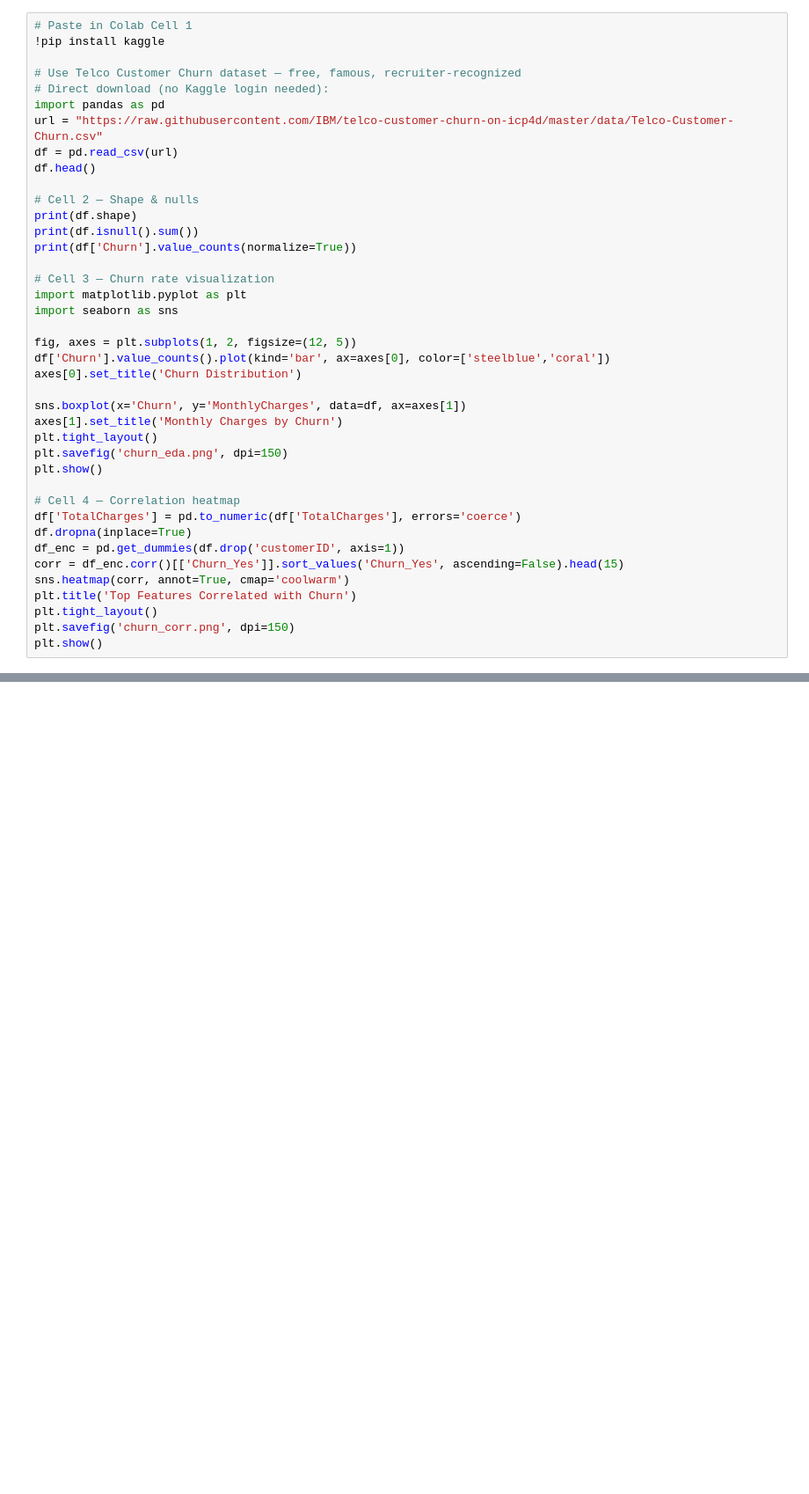
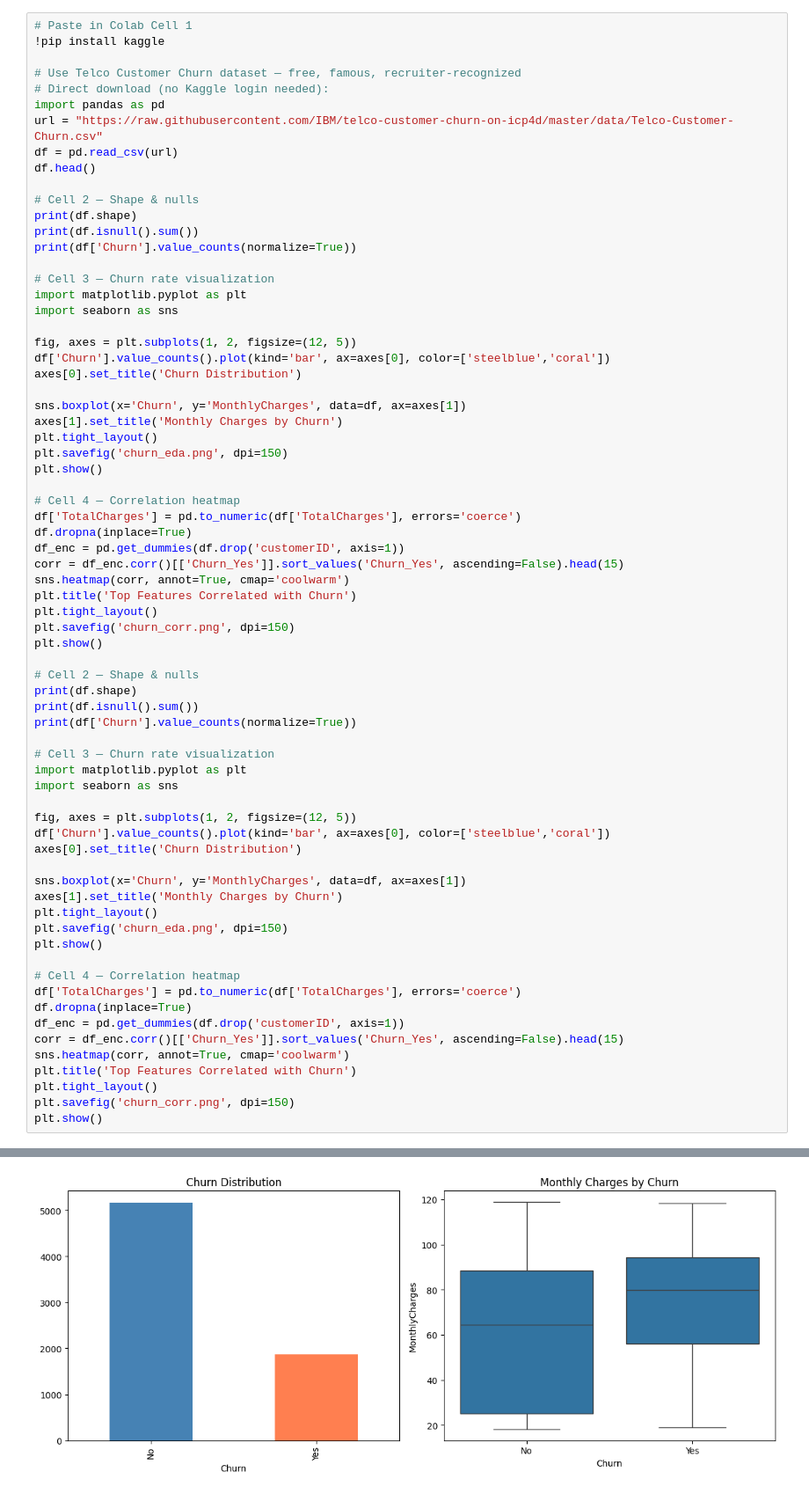
Before and after one commit to Hasib23030/customer-churn-analysis, a Jupyter notebook: WA_Fn_UseC__Telco_Customer_Churn.ipynb, the cells around one changed output, grey strips where cells are left out. Shown at 88% size. Saved outputs shown, nothing was run; the diff lists cells and outputs as text; blank space fills up the shorter version.

```diff
--- a/WA_Fn_UseC__Telco_Customer_Churn.ipynb
+++ b/WA_Fn_UseC__Telco_Customer_Churn.ipynb
@@ -38,6 +40,36 @@ plt.title('Top Features Correlated with Churn')
 plt.tight_layout()
 plt.savefig('churn_corr.png', dpi=150)
 plt.show()
+
+# Cell 2 — Shape & nulls
+print(df.shape)
+print(df.isnull().sum())
+print(df['Churn'].value_counts(normalize=True))
+
+# Cell 3 — Churn rate visualization
+import matplotlib.pyplot as plt
+import seaborn as sns
+
+fig, axes = plt.subplots(1, 2, figsize=(12, 5))
+df['Churn'].value_counts().plot(kind='bar', ax=axes[0], color=['steelblue','coral'])
+axes[0].set_title('Churn Distribution')
+
+sns.boxplot(x='Churn', y='MonthlyCharges', data=df, ax=axes[1])
+axes[1].set_title('Monthly Charges by Churn')
+plt.tight_layout()
+plt.savefig('churn_eda.png', dpi=150)
+plt.show()
+
+# Cell 4 — Correlation heatmap
+df['TotalCharges'] = pd.to_numeric(df['TotalCharges'], errors='coerce')
+df.dropna(inplace=True)
+df_enc = pd.get_dummies(df.drop('customerID', axis=1))
+corr = df_enc.corr()[['Churn_Yes']].sort_values('Churn_Yes', ascending=False).head(15)
+sns.heatmap(corr, annot=True, cmap='coolwarm')
+plt.title('Top Features Correlated with Churn')
+plt.tight_layout()
+plt.savefig('churn_corr.png', dpi=150)
+plt.show()
 # %% [output]
 Requirement already satisfied: kaggle in /usr/local/lib/python3.12/dist-packages (2.0.2)
 Requirement already satisfied: bleach in /usr/local/lib/python3.12/dist-packages (from kaggle) (6.4.0)
@@ -60,0 +110 @@ Name: proportion, dtype: float64
+[figure, added]
```
Also changed, not shown: parts of 2 cells of this notebook.
